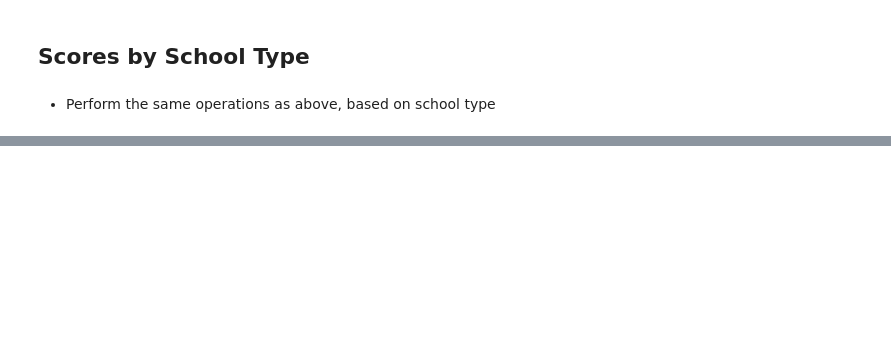
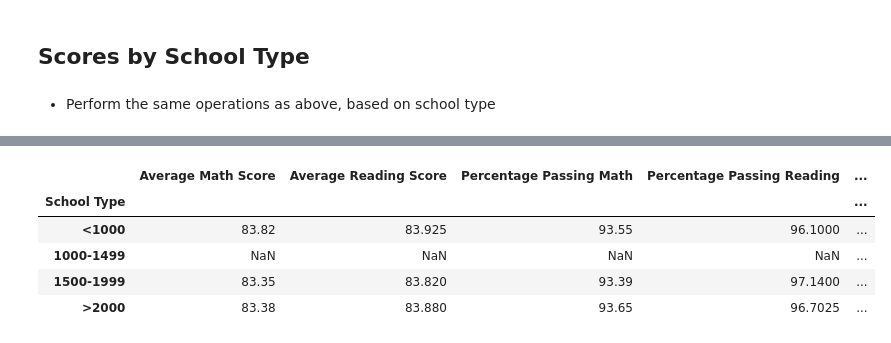
Before and after one commit to capnrick/pandas-challenge, a Jupyter notebook: PyCitySchools/PyCitySchools_starter.ipynb, the cells around one changed output, grey strips where cells are left out. Drawn from its saved outputs; the diff is of its cells as text; code cells hidden in the pictures; blank space fills up the shorter version.

```diff
--- a/PyCitySchools/PyCitySchools_starter.ipynb
+++ b/PyCitySchools/PyCitySchools_starter.ipynb
@@ -182,3 +182,6 @@ Thomas High School     Charter        1635
 Wilson High School     Charter        2283
 Wright High School     Charter        1800
 Name: student_name, dtype: int64
+# %%
+test_school_type=schools["School Type"].count()
+test_school_type
@@ -520,0 +545,13 @@ size_binned_df
+# %%
+#issue with column labels for Schools and school types not showing up in summary_df
+
+spending_summary_df["School Type"]=pd.cut(test_school_type,size_bins,labels=size_ranges, include_lowest=True)
+school_type = spending_summary_df.groupby(["School Type"]).mean()
+school_type
+# %% [output]
+|  | Average Math Score | Average Reading Score | Percentage Passing Math | Percentage Passing Reading | ... |
+| School Type |  |  |  |  | ... |
+| <1000 | 83.82 | 83.925 | 93.55 | 96.1000 | ... |
+| 1000-1499 | NaN | NaN | NaN | NaN | ... |
+| 1500-1999 | 83.35 | 83.820 | 93.39 | 97.1400 | ... |
+| >2000 | 83.38 | 83.880 | 93.65 | 96.7025 | ... |
```
Also changed, not shown: parts of 5 cells of this notebook.
